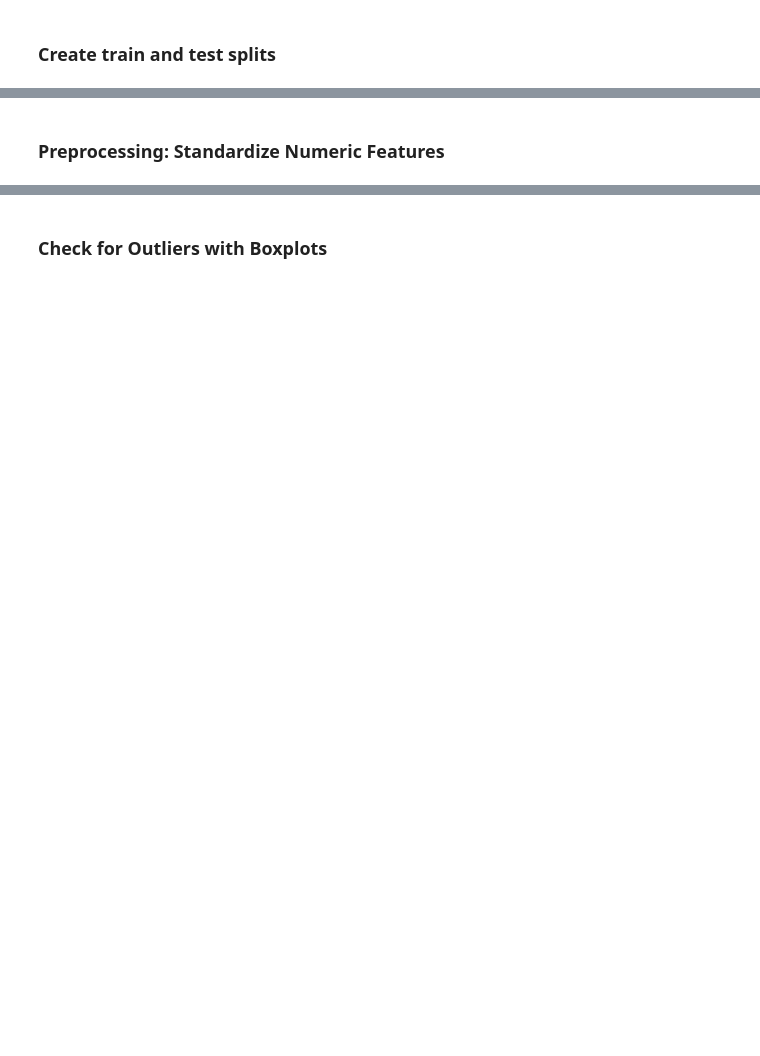
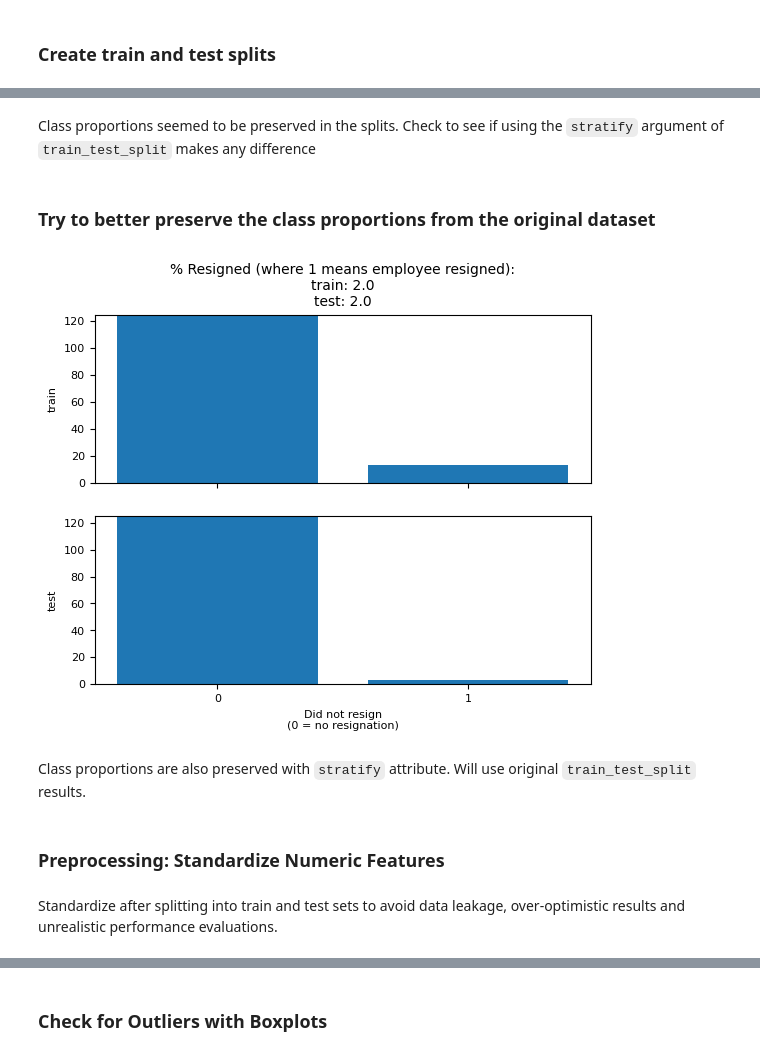
Before and after one commit to kyleanthonyr/Predicting-Employee-Attrition, a Jupyter notebook: notebooks/03-kar-preprocessing-and-training.ipynb, the cells around one changed output, grey strips where cells are left out. Saved outputs shown, nothing was run; the diff lists cells and outputs as text; code cells hidden in the pictures; blank space fills up the shorter version.

```diff
--- a/notebooks/03-kar-preprocessing-and-training.ipynb
+++ b/notebooks/03-kar-preprocessing-and-training.ipynb
@@ -139,5 +292,21 @@ X_train.head()
+# %% [markdown]
+Class proportions seemed to be preserved in the splits. Check to see if using the `stratify` argument of `train_test_split` makes any difference
+# %% [markdown]
+### Try to better preserve the class proportions from the original dataset
+# %%
+# split data with stratify argument
+X_train_strat, X_test_strat, y_train_strat, y_test_strat = train_test_split(X, y, test_size=0.2, stratify = y)
+
+# check ratios
+plot_y_ratios(y_train_strat, y_test_strat)
+# %% [output]
+[figure, added]
+# %% [markdown]
+Class proportions are also preserved with `stratify` attribute. Will use original `train_test_split` results.
 # %% [markdown]
 ### Preprocessing: Standardize Numeric Features
+# %% [markdown]
+Standardize after splitting into train and test sets to avoid data leakage, over-optimistic results and unrealistic performance evaluations.
 # %%
 # Get numeric features
 num_features = ['sub_age', 'sub_health_h', 'sub_commitment_h',
```
Also changed, not shown: parts of 26 cells of this notebook, 1 other file.
